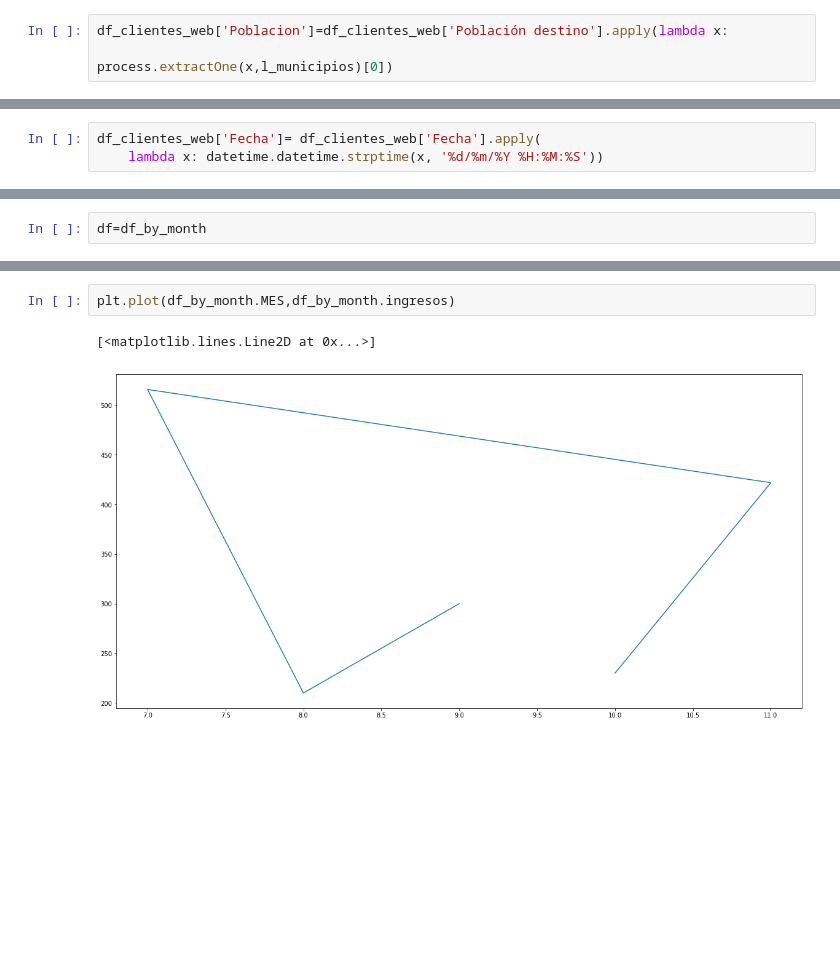
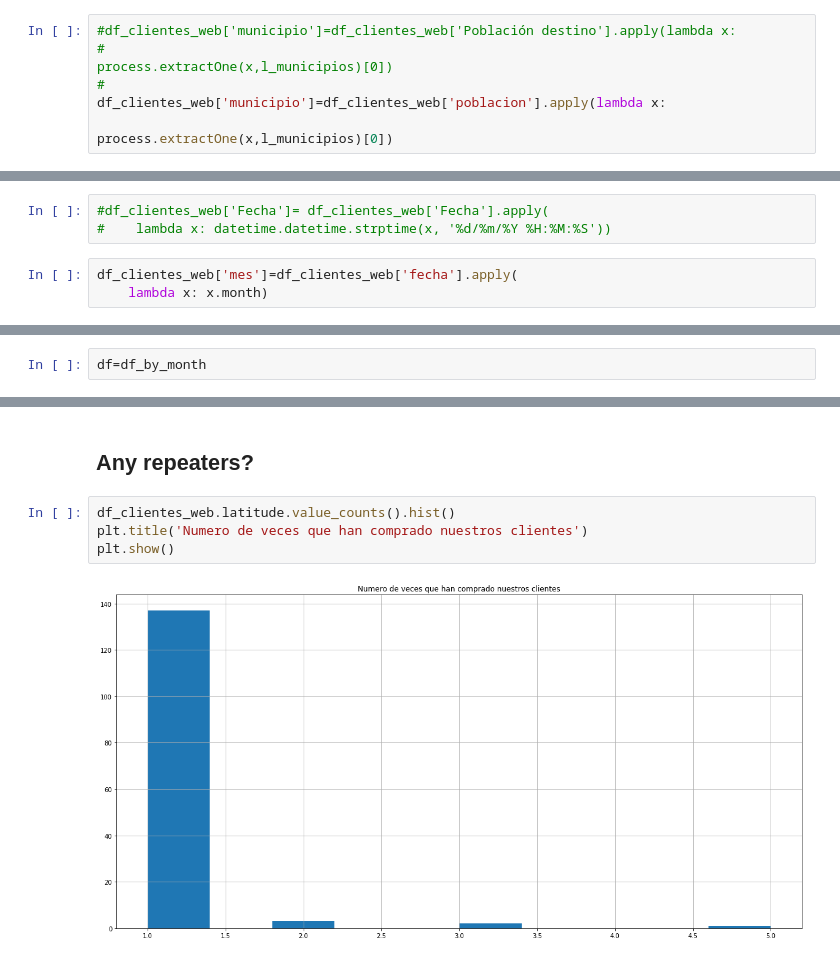
Before and after one commit to OANInternational/nikaritds, a Jupyter notebook: clients_study/estudio_clientes.ipynb, the cells around one changed output, grey strips where cells are left out. Cells and saved outputs as stored; diff of their text form; blank space fills up the shorter version.

```diff
--- a/clients_study/estudio_clientes.ipynb
+++ b/clients_study/estudio_clientes.ipynb
@@ -86,5 +115,8 @@ df_clientes_web['longitude'] = df_clientes_web.apply(lambda x: x['coordinates'][
 # %%
 l_municipios=pd.read_excel('https://www.ine.es/daco/daco42/codmun/codmun11/11codmun.xls',header=1)['NOMBRE']
 # %%
-df_clientes_web['Poblacion']=df_clientes_web['Población destino'].apply(lambda x:
+#df_clientes_web['municipio']=df_clientes_web['Población destino'].apply(lambda x:
+#                                                                        process.extractOne(x,l_municipios)[0])
+#
+df_clientes_web['municipio']=df_clientes_web['poblacion'].apply(lambda x:
                                                                         process.extractOne(x,l_municipios)[0])
@@ -214,6 +260,9 @@ import datetime
 import matplotlib.pyplot as plt
 import seaborn as sns
 # %%
-df_clientes_web['Fecha']= df_clientes_web['Fecha'].apply(
-    lambda x: datetime.datetime.strptime(x, '%d/%m/%Y %H:%M:%S'))
+#df_clientes_web['Fecha']= df_clientes_web['Fecha'].apply(
+#    lambda x: datetime.datetime.strptime(x, '%d/%m/%Y %H:%M:%S'))
+# %%
+df_clientes_web['mes']=df_clientes_web['fecha'].apply(
+    lambda x: x.month)
 # %%
@@ -253,5 +365,8 @@ plt.show()
-# %%
-plt.plot(df_by_month.MES,df_by_month.ingresos)
-# %% [output]
-[<matplotlib.lines.Line2D at 0x...>]
-[figure, removed]
+# %% [markdown]
+## Any repeaters?
+# %%
+df_clientes_web.latitude.value_counts().hist()
+plt.title('Numero de veces que han comprado nuestros clientes')
+plt.show()
+# %% [output]
+[figure, added]
```
Also changed, not shown: parts of 38 cells of this notebook, 1 other file.
